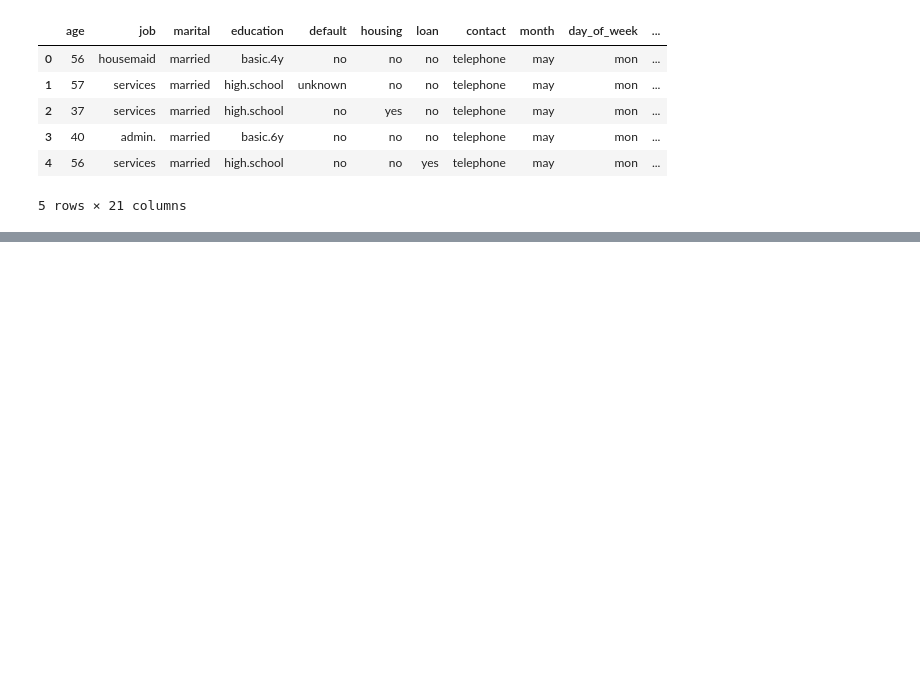
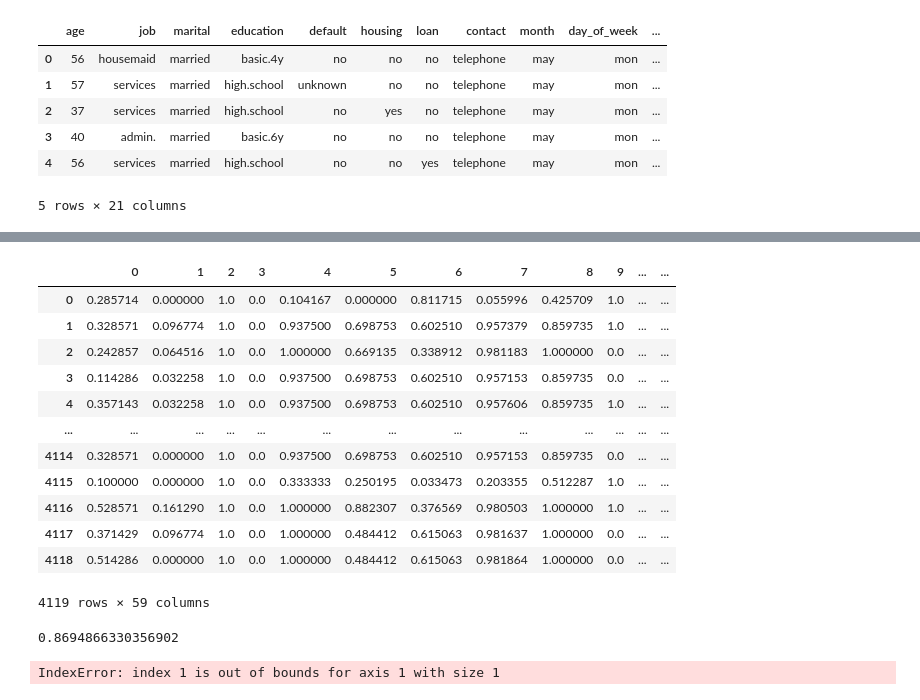
Before and after one commit to Hgxegz1/ML-Project-3, a Jupyter notebook: classifier.ipynb, the cells around one changed output, grey strips where cells are left out. Saved outputs shown, nothing was run; the diff lists cells and outputs as text; code cells hidden in the pictures; blank space fills up the shorter version.

```diff
--- a/classifier.ipynb
+++ b/classifier.ipynb
@@ -62,0 +119,24 @@ ValueError: invalid literal for int() with base 10: 'nonexistent'
+# %%
+X_test
+# %% [output]
+|  | 0 | 1 | 2 | 3 | 4 | 5 | 6 | 7 | 8 | 9 | ... | ... |
+| 0 | 0.285714 | 0.000000 | 1.0 | 0.0 | 0.104167 | 0.000000 | 0.811715 | 0.055996 | 0.425709 | 1.0 | ... | ... |
+| 1 | 0.328571 | 0.096774 | 1.0 | 0.0 | 0.937500 | 0.698753 | 0.602510 | 0.957379 | 0.859735 | 1.0 | ... | ... |
+| 2 | 0.242857 | 0.064516 | 1.0 | 0.0 | 1.000000 | 0.669135 | 0.338912 | 0.981183 | 1.000000 | 0.0 | ... | ... |
+| 3 | 0.114286 | 0.032258 | 1.0 | 0.0 | 0.937500 | 0.698753 | 0.602510 | 0.957153 | 0.859735 | 0.0 | ... | ... |
+| 4 | 0.357143 | 0.032258 | 1.0 | 0.0 | 0.937500 | 0.698753 | 0.602510 | 0.957606 | 0.859735 | 1.0 | ... | ... |
+| ... | ... | ... | ... | ... | ... | ... | ... | ... | ... | ... | ... | ... |
+| 4114 | 0.328571 | 0.000000 | 1.0 | 0.0 | 0.937500 | 0.698753 | 0.602510 | 0.957153 | 0.859735 | 0.0 | ... | ... |
+| 4115 | 0.100000 | 0.000000 | 1.0 | 0.0 | 0.333333 | 0.250195 | 0.033473 | 0.203355 | 0.512287 | 1.0 | ... | ... |
+| 4116 | 0.528571 | 0.161290 | 1.0 | 0.0 | 1.000000 | 0.882307 | 0.376569 | 0.980503 | 1.000000 | 1.0 | ... | ... |
+| 4117 | 0.371429 | 0.096774 | 1.0 | 0.0 | 1.000000 | 0.484412 | 0.615063 | 0.981637 | 1.000000 | 0.0 | ... | ... |
+| 4118 | 0.514286 | 0.000000 | 1.0 | 0.0 | 1.000000 | 0.484412 | 0.615063 | 0.981864 | 1.000000 | 0.0 | ... | ... |
+4119 rows × 59 columns
+# %%
+yTrain_score
+# %% [output]
+0.8694866330356902
+# %%
+yTest_score = cnb.score(X_test,y_test,sample_weight=None)
+# %% [output]
+IndexError: index 1 is out of bounds for axis 1 with size 1
```
Also changed, not shown: parts of 24 cells of this notebook, 1 other file.
